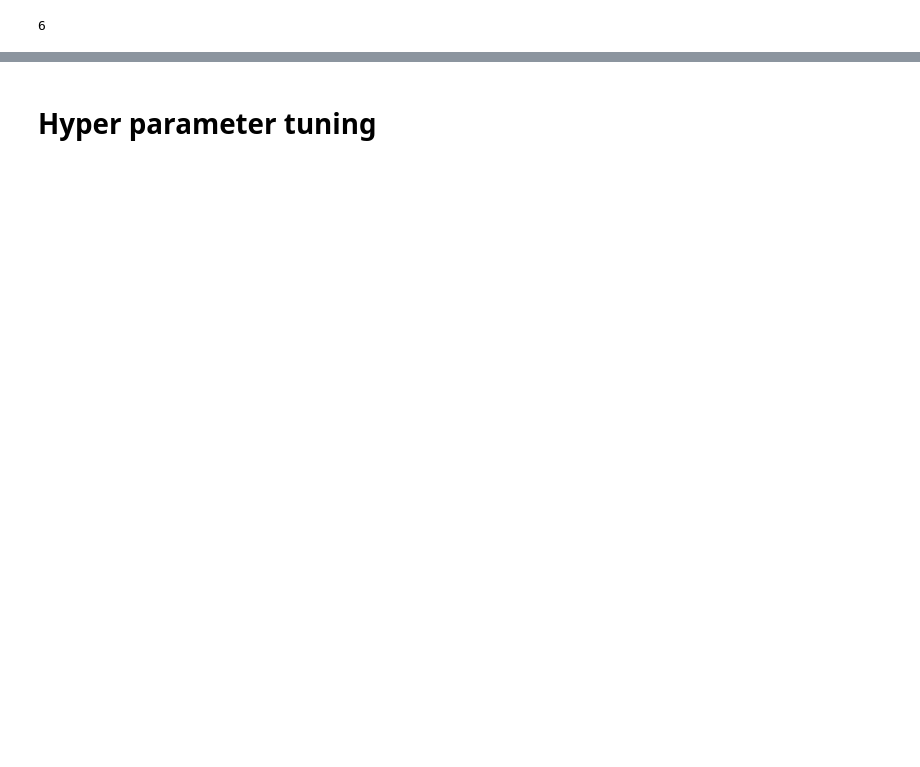
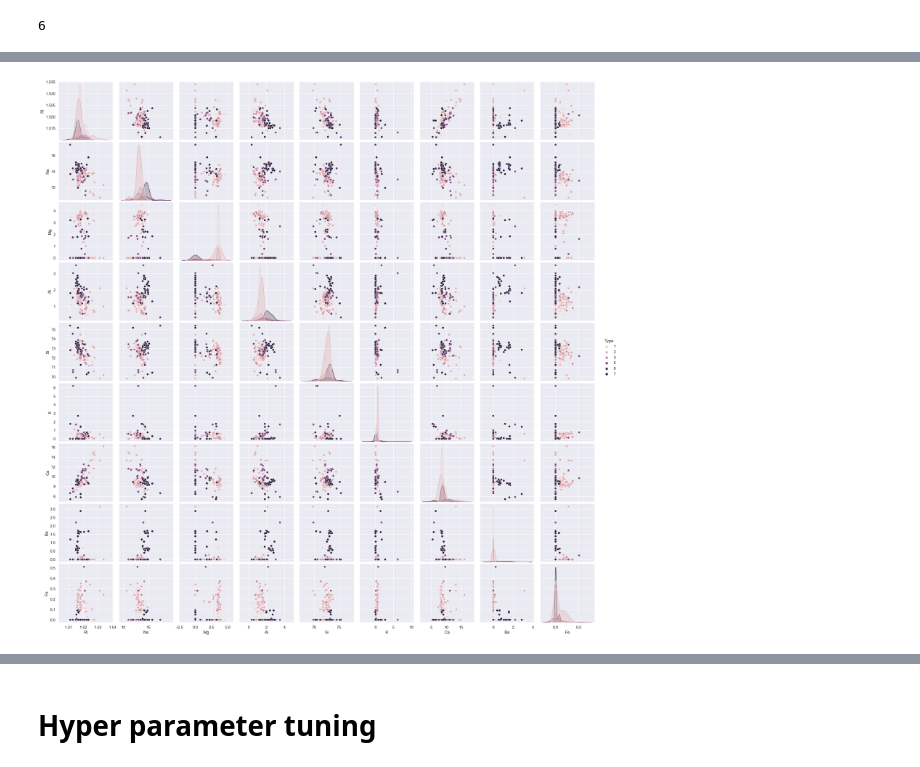
Before and after one commit to Apoorva023/Excelr-Assignment, a Jupyter notebook: KNN/KNN for glass.ipynb, the cells around one changed output, grey strips where cells are left out. Cells and saved outputs as stored; diff of their text form; code cells hidden in the pictures; blank space fills up the shorter version.

```diff
--- a/KNN/KNN for glass.ipynb
+++ b/KNN/KNN for glass.ipynb
@@ -83,0 +108,5 @@ y_sample.shape
+# %%
+sns.pairplot(df,hue='Type')
+plt.show()
+# %% [output]
+[figure, added]
```
Also changed, not shown: parts of 39 cells of this notebook, 1 other file.
